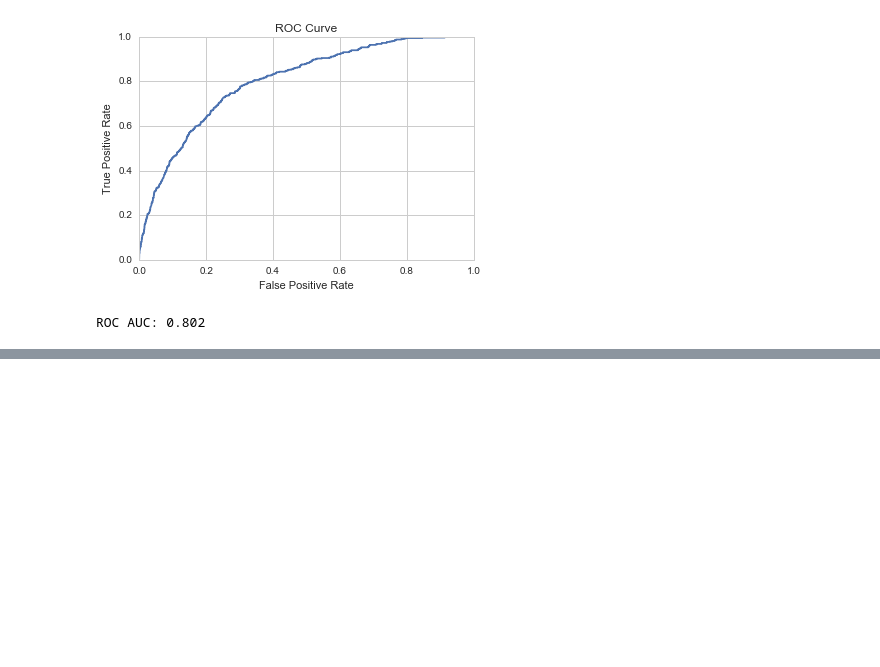
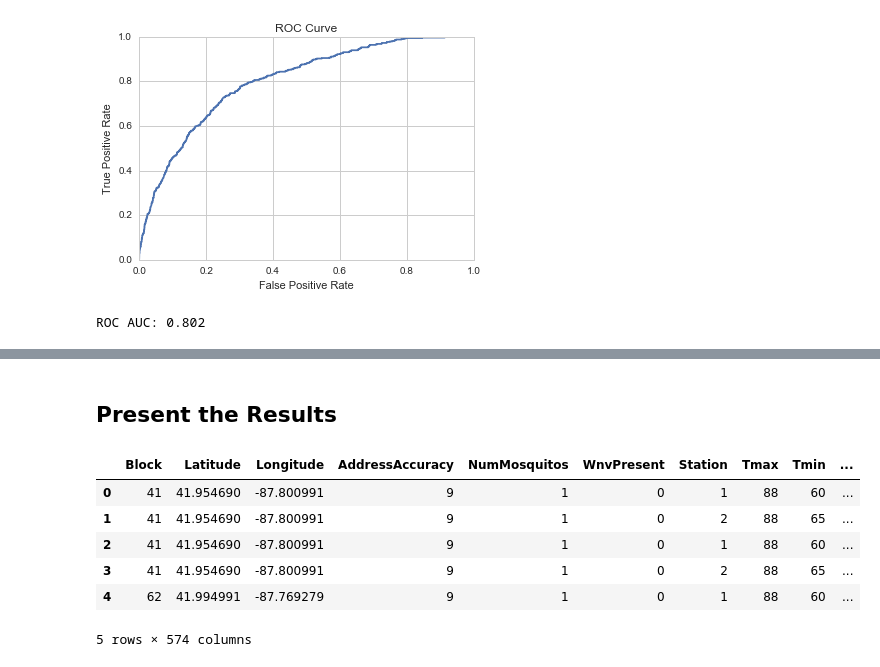
Before and after one commit to rhsu0268/West-Nile-Virus, a Jupyter notebook: Logistic_Regression.ipynb, the cells around one changed output, grey strips where cells are left out. Saved outputs shown, nothing was run; the diff lists cells and outputs as text; code cells hidden in the pictures; blank space fills up the shorter version.

```diff
--- a/Logistic_Regression.ipynb
+++ b/Logistic_Regression.ipynb
@@ -251,0 +295,13 @@ ROC AUC: 0.802
+# %% [markdown]
+## Present the Results
+# %%
+# load data
+EDA.final_numeric_data.head()
+# %% [output]
+|  | Block | Latitude | Longitude | AddressAccuracy | NumMosquitos | WnvPresent | Station | Tmax | Tmin | ... |
+| 0 | 41 | 41.954690 | -87.800991 | 9 | 1 | 0 | 1 | 88 | 60 | ... |
+| 1 | 41 | 41.954690 | -87.800991 | 9 | 1 | 0 | 2 | 88 | 65 | ... |
+| 2 | 41 | 41.954690 | -87.800991 | 9 | 1 | 0 | 1 | 88 | 60 | ... |
+| 3 | 41 | 41.954690 | -87.800991 | 9 | 1 | 0 | 2 | 88 | 65 | ... |
+| 4 | 62 | 41.994991 | -87.769279 | 9 | 1 | 0 | 1 | 88 | 60 | ... |
+5 rows × 574 columns
```
Also changed, not shown: parts of 13 cells of this notebook, 1 other file.
